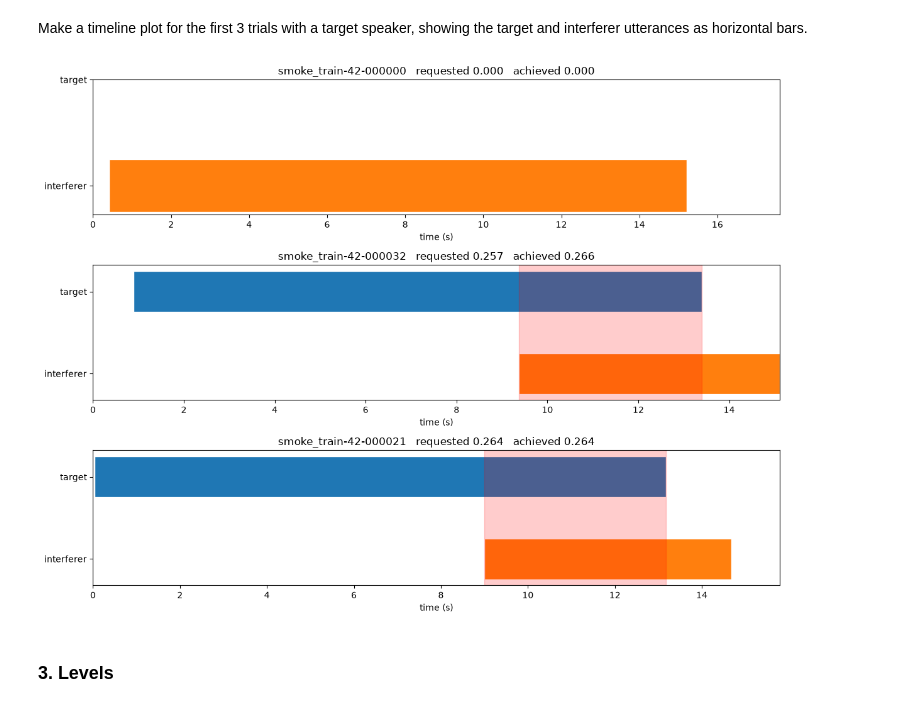
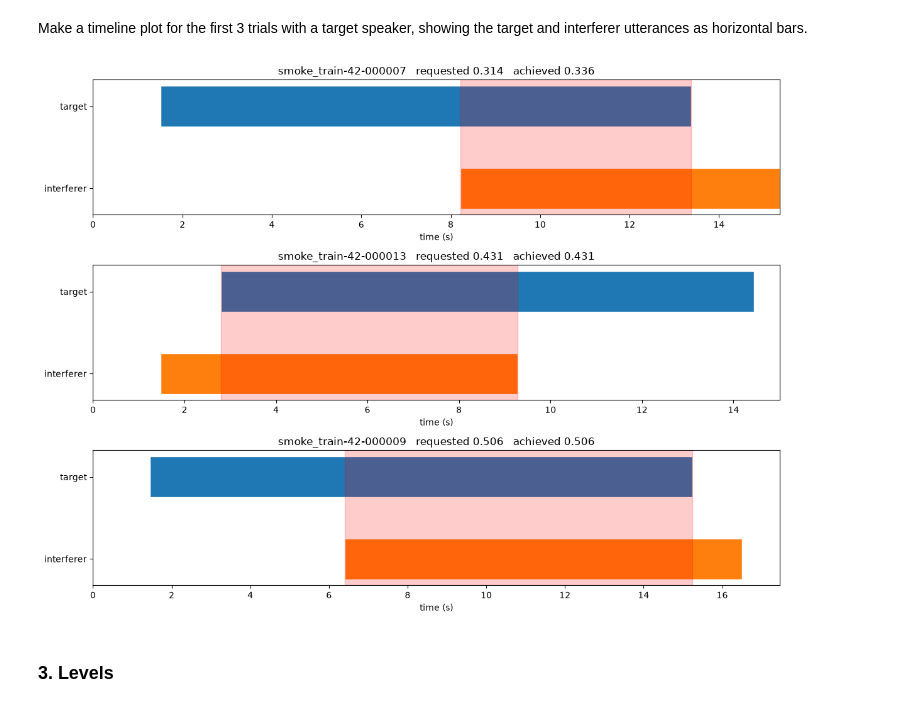
Before and after one commit to grantxxcoder/TargetSpeakerExtractor, a Jupyter notebook: src/exploratory/data_setup.ipynb, the cells around one changed output. Saved outputs shown, nothing was run; the diff lists cells and outputs as text; code cells hidden in the pictures.

```diff
--- a/src/exploratory/data_setup.ipynb
+++ b/src/exploratory/data_setup.ipynb
@@ -298,44 +306,45 @@ Worst overlap difference: 0.0001
 Make a timeline plot for the first 3 trials with a target speaker, showing the target and interferer utterances as horizontal bars.
 # %%
 rows = 3
+random_indices = np.random.choice(D.df.index, size=rows, replace=False)
 
 fig, axes = plt.subplots(rows, 1, figsize=(12, 3 * rows))
 if rows == 1:
     axes = [axes]
 
 for i, ax in enumerate(axes):
-    random_index = np.random.choice(D.df.index)
+    random_index = random_indices[i]
     row = D.df.iloc[random_index]
 
     # target bars on the top row, interferer underneath.
     # white edges so back-to-back utterances stay visible as separate blocks.
     for start, end in spans(row, "target"):
         ax.barh(1, end - start, left=start, height=0.5,
                 color="tab:blue", edgecolor="white")
     for start, end in spans(row, "interferer"):
         ax.barh(0, end - start, left=start, height=0.5,
                 color="tab:orange", edgecolor="white")
 
     # shade every stretch where both are talking
     for t_start, t_end in spans(row, "target"):
         for i_start, i_end in spans(row, "interferer"):
             lo, hi = max(t_start, i_start), min(t_end, i_end)
             if hi > lo:
                 ax.axvspan(lo, hi, color="red", alpha=0.2)
 
     ax.set_xlim(0, row["mixture_length_s"])
     ax.set_yticks([0, 1])
     ax.set_yticklabels(["interferer", "target"])
 
     # Only label x-axis on the bottom plot to reduce clutter, or keep on all
     ax.set_xlabel("time (s)")
     ax.set_title(f"{row['trial_id']}   requested {row['overlap_requested']:.3f}   "
                  f"achieved {row['overlap_achieved']:.3f}")
 
 plt.tight_layout()
 plt.show()
 # %% [output]
-[figure, old version]
+[figure, new version]
 # %% [markdown]
 ### 3. Levels
 # %% [markdown]
```
Also changed, not shown: parts of 26 cells of this notebook, 3 other files.
